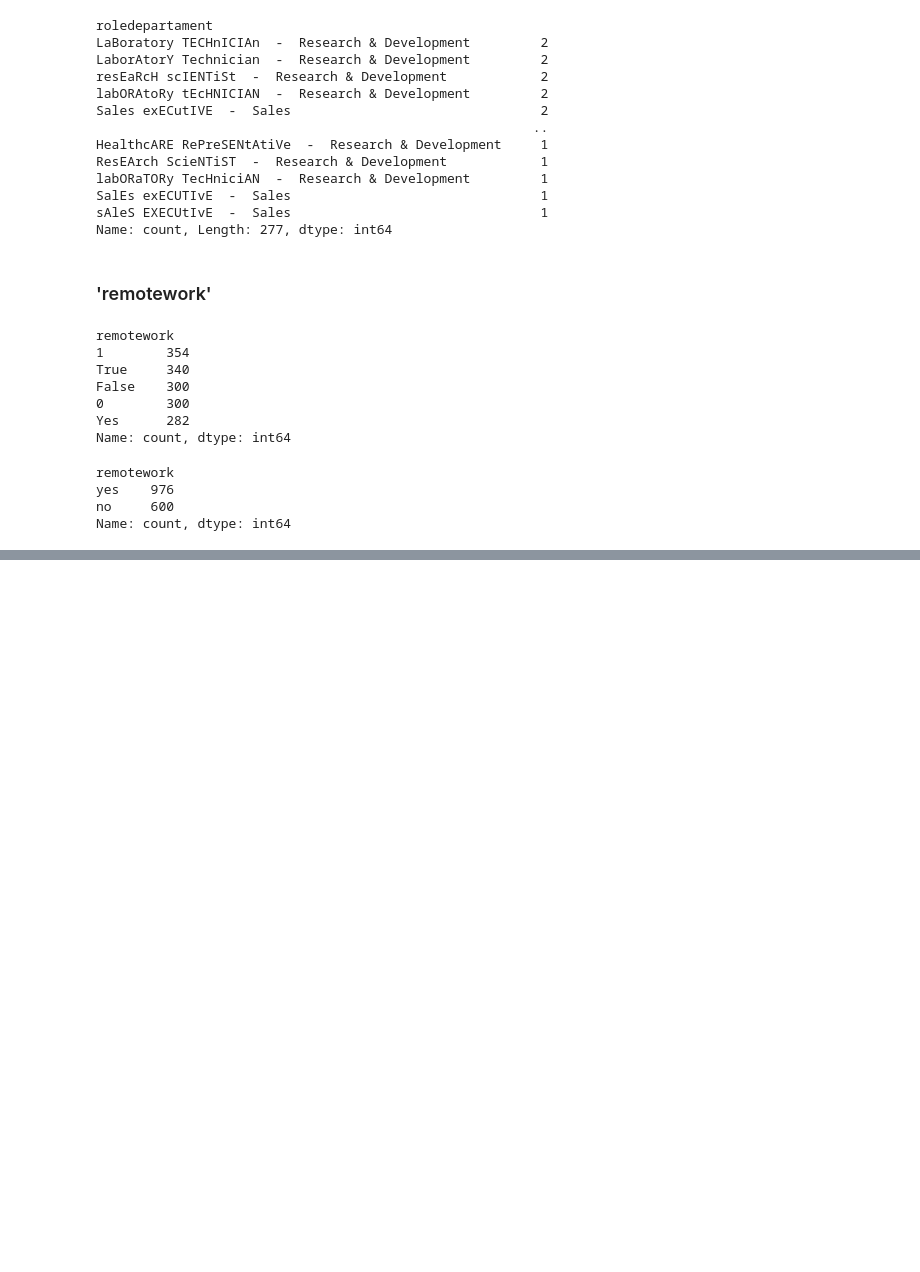
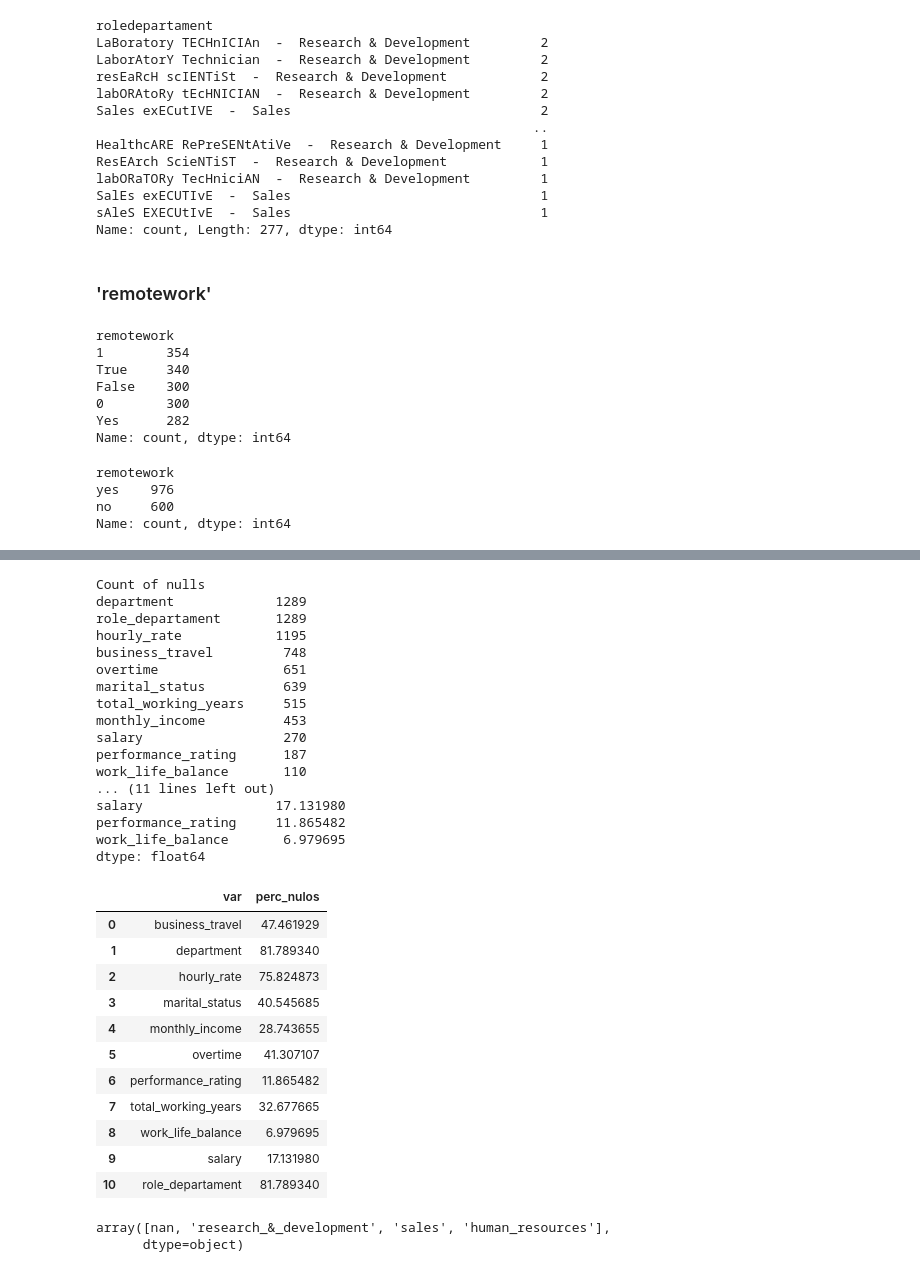
Before and after one commit to xcgrisales/project-da-promo-50-modulo-3-team-4, a Jupyter notebook: limpieza_y_transformacion.ipynb, the cells around one changed output, grey strips where cells are left out. Drawn from its saved outputs; the diff is of its cells as text; code cells hidden in the pictures; blank space fills up the shorter version.

```diff
--- a/limpieza_y_transformacion.ipynb
+++ b/limpieza_y_transformacion.ipynb
@@ -1390,7 +1387,7 @@ sAleS EXECUtIvE  -  Sales                                1
 Name: count, Length: 277, dtype: int64
 # %%
 # ya tenemos las columnas 'jobrole' y 'department', así que eliminamos esta columna, que tiene un alto porcentaje de nulos
-df.drop(columns='roledepartament', inplace=True)
+# df.drop(columns='roledepartament', inplace=True)
 # %% [markdown]
 ### 'remotework'
 # %%
@@ -1485 +1483,38 @@ Index(['age', 'attrition', 'business_travel', 'daily_rate', 'department',
       dtype='object')
+# %%
+nulls(df,1,1)
+# %% [output]
+Count of nulls
+department             1289
+role_departament       1289
+hourly_rate            1195
+business_travel         748
+overtime                651
+marital_status          639
+total_working_years     515
+monthly_income          453
+salary                  270
+performance_rating      187
+work_life_balance       110
+... (11 lines left out)
+salary                 17.131980
+performance_rating     11.865482
+work_life_balance       6.979695
+dtype: float64
+|  | var | perc_nulos |
+| 0 | business_travel | 47.461929 |
+| 1 | department | 81.789340 |
+| 2 | hourly_rate | 75.824873 |
+| 3 | marital_status | 40.545685 |
+| 4 | monthly_income | 28.743655 |
+| 5 | overtime | 41.307107 |
+| 6 | performance_rating | 11.865482 |
+| 7 | total_working_years | 32.677665 |
+| 8 | work_life_balance | 6.979695 |
+| 9 | salary | 17.131980 |
+| 10 | role_departament | 81.789340 |
+# %%
+df['department'].unique()
+# %% [output]
+array([nan, 'research_&_development', 'sales', 'human_resources'],
+      dtype=object)
```
Also changed, not shown: parts of 12 cells of this notebook.
